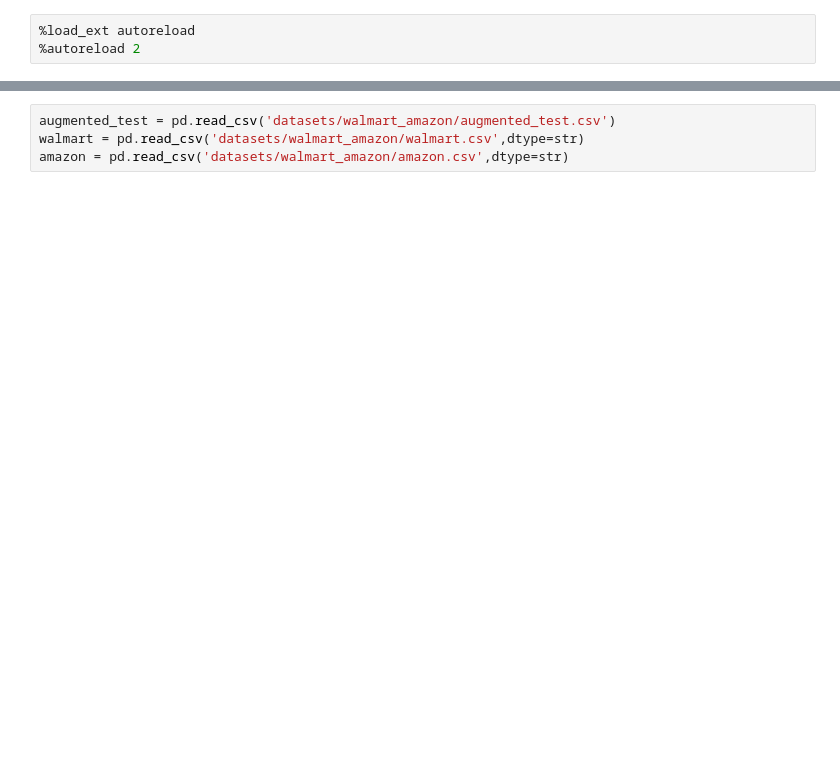
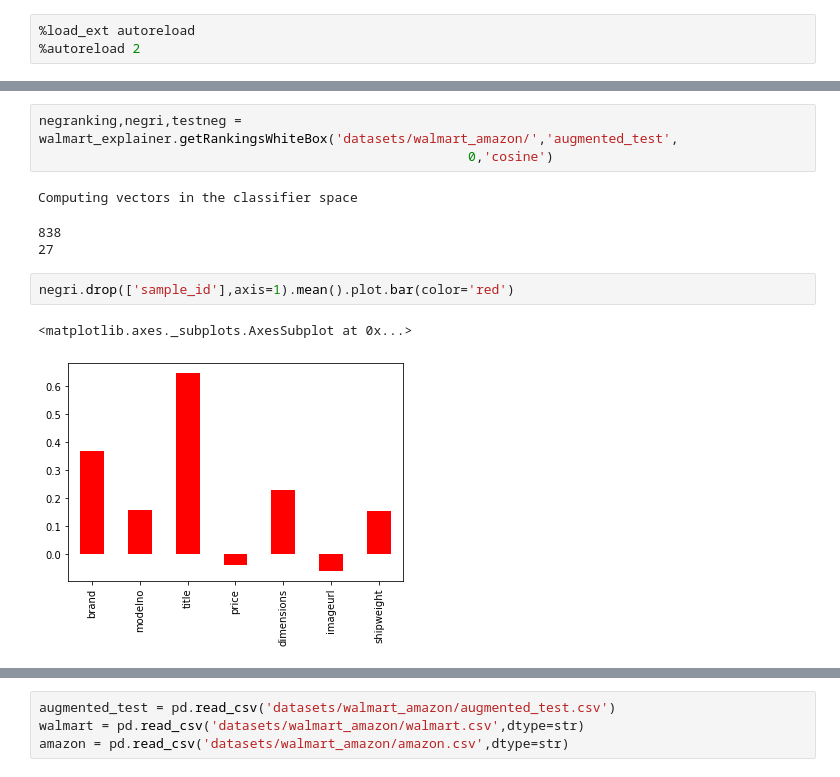
Before and after one commit to vincenzomartello/DeepER, a Jupyter notebook: Untitled.ipynb, the cells around one changed output, grey strips where cells are left out. Drawn from its saved outputs; the diff is of its cells as text; blank space fills up the shorter version.

```diff
--- a/Untitled.ipynb
+++ b/Untitled.ipynb
@@ -35,0 +171,12 @@ ________________________________________________________________________________
+# %%
+negranking,negri,testneg = walmart_explainer.getRankingsWhiteBox('datasets/walmart_amazon/','augmented_test',
+                                                       0,'cosine')
+# %% [output]
+Computing vectors in the classifier space
+838
+27
+# %%
+negri.drop(['sample_id'],axis=1).mean().plot.bar(color='red')
+# %% [output]
+<matplotlib.axes._subplots.AxesSubplot at 0x...>
+[figure, added]
```
Also changed, not shown: parts of 97 cells of this notebook, 57 other files.
